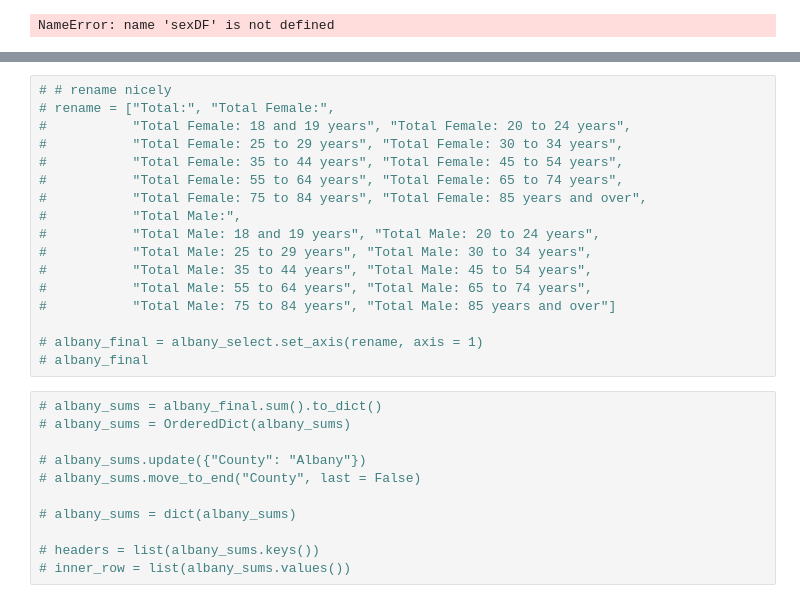
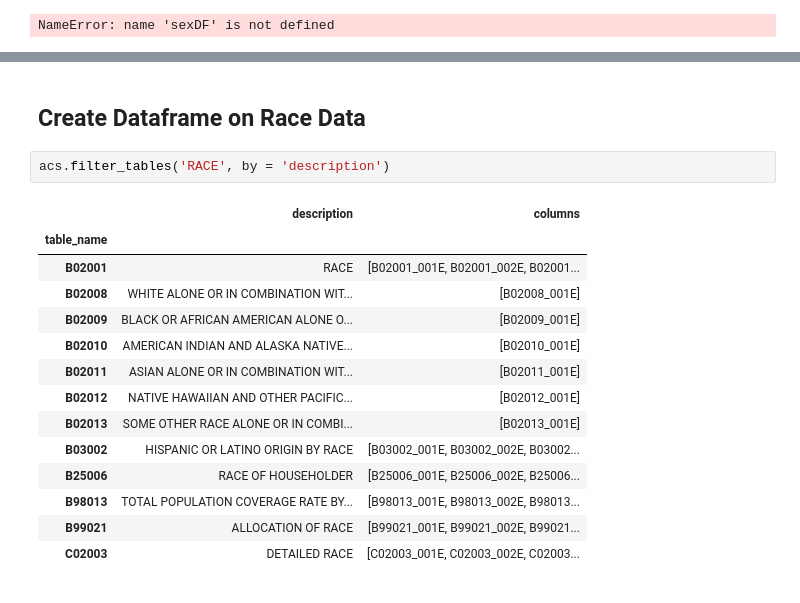
Before and after one commit to lilyhartmann/final_project_4447, a Jupyter notebook: project.ipynb, the cells around one changed output, grey strips where cells are left out. Cells and saved outputs as stored; diff of their text form.

```diff
--- a/project.ipynb
+++ b/project.ipynb
@@ -312,28 +284,19 @@ NameError: name 'sexDF' is not defined
-# %%
-# # rename nicely
-# rename = ["Total:", "Total Female:",
-#           "Total Female: 18 and 19 years", "Total Female: 20 to 24 years",
-#           "Total Female: 25 to 29 years", "Total Female: 30 to 34 years",
-#           "Total Female: 35 to 44 years", "Total Female: 45 to 54 years",
-#           "Total Female: 55 to 64 years", "Total Female: 65 to 74 years",
-#           "Total Female: 75 to 84 years", "Total Female: 85 years and over",
-#           "Total Male:",
-#           "Total Male: 18 and 19 years", "Total Male: 20 to 24 years",
-#           "Total Male: 25 to 29 years", "Total Male: 30 to 34 years",
-#           "Total Male: 35 to 44 years", "Total Male: 45 to 54 years",
-#           "Total Male: 55 to 64 years", "Total Male: 65 to 74 years",
-#           "Total Male: 75 to 84 years", "Total Male: 85 years and over"]
-
-# albany_final = albany_select.set_axis(rename, axis = 1)
-# albany_final
-# %%
-# albany_sums = albany_final.sum().to_dict()
-# albany_sums = OrderedDict(albany_sums)
-
-# albany_sums.update({"County": "Albany"})
-# albany_sums.move_to_end("County", last = False)
-
-# albany_sums = dict(albany_sums)
-
-# headers = list(albany_sums.keys())
-# inner_row = list(albany_sums.values())
+# %% [markdown]
+## Create Dataframe on Race Data
+# %%
+acs.filter_tables('RACE', by = 'description')
+# %% [output]
+|  | description | columns |
+| table_name |  |  |
+| B02001 | RACE | [B02001_001E, B02001_002E, B02001... |
+| B02008 | WHITE ALONE OR IN COMBINATION WIT... | [B02008_001E] |
+| B02009 | BLACK OR AFRICAN AMERICAN ALONE O... | [B02009_001E] |
+| B02010 | AMERICAN INDIAN AND ALASKA NATIVE... | [B02010_001E] |
+| B02011 | ASIAN ALONE OR IN COMBINATION WIT... | [B02011_001E] |
+| B02012 | NATIVE HAWAIIAN AND OTHER PACIFIC... | [B02012_001E] |
+| B02013 | SOME OTHER RACE ALONE OR IN COMBI... | [B02013_001E] |
+| B03002 | HISPANIC OR LATINO ORIGIN BY RACE | [B03002_001E, B03002_002E, B03002... |
+| B25006 | RACE OF HOUSEHOLDER | [B25006_001E, B25006_002E, B25006... |
+| B98013 | TOTAL POPULATION COVERAGE RATE BY... | [B98013_001E, B98013_002E, B98013... |
+| B99021 | ALLOCATION OF RACE | [B99021_001E, B99021_002E, B99021... |
+| C02003 | DETAILED RACE | [C02003_001E, C02003_002E, C02003... |
```
Also changed, not shown: parts of 14 cells of this notebook.
